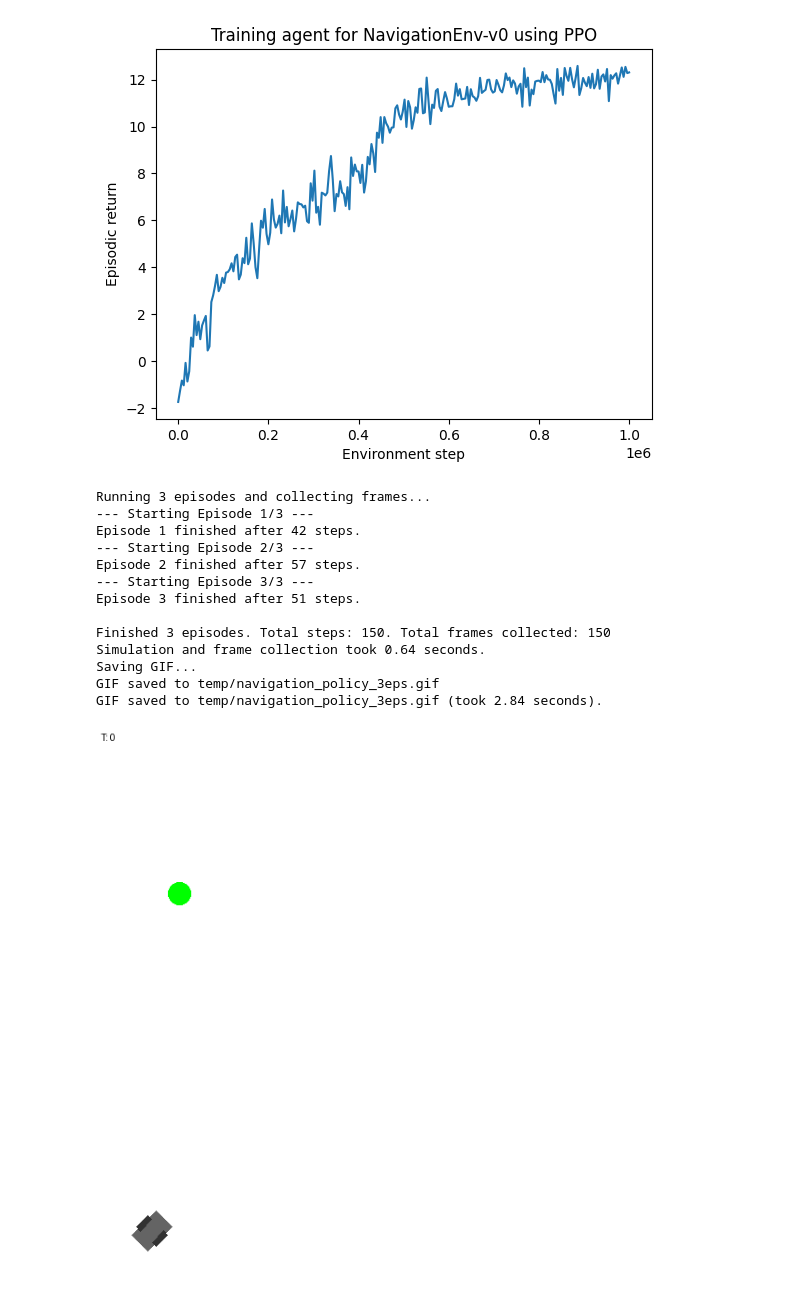
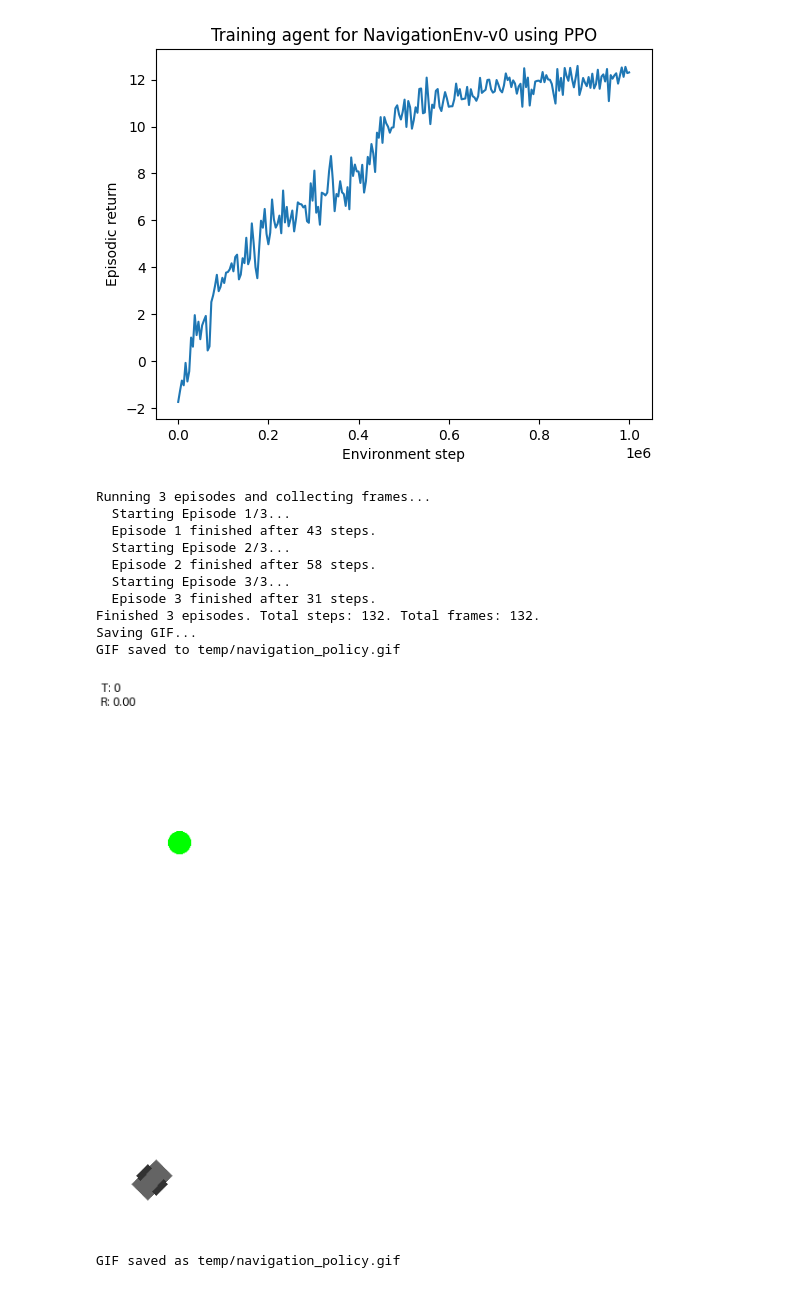
Before and after one commit to hadamove/quicknav-rl, a Jupyter notebook: examples/intro.ipynb, the cells around one changed output. Drawn from its saved outputs; the diff is of its cells as text; code cells hidden in the pictures.

Commit message:
feat: visualize rewards

```diff
--- a/examples/intro.ipynb
+++ b/examples/intro.ipynb
@@ -84,13 +84,14 @@ import os
 import jax # Added missing import
 
 # --- Configuration ---
-n_episodes = 3 # Number of episodes to run
+N_EPISODES = 3 # Number of episodes to run
+TEST_SEED = 42
+
 
 # --- 1. Get Agent ---
 t0 = time.time()
-# Assume ppo and train_state are defined/loaded
 act = jax.jit(ppo.make_act(train_state))
-key = jax.random.PRNGKey(42)
+key = jax.random.PRNGKey(TEST_SEED)
 
 # --- 2. Setup Test Env ---
 env = NavigationEnv()
@@ -100,54 +101,51 @@ params = env.default_params
 frames = []
 total_steps = 0 # Keep track of total steps across episodes
 
-print(f"Running {n_episodes} episodes and collecting frames...")
+print(f"Running {N_EPISODES} episodes and collecting frames...")
 
 # --- 3. Run Episodes & Collect Frames ---
-for i_episode in range(n_episodes):
-    print(f"  Starting Episode {i_episode + 1}/{n_episodes}...")
+for i_episode in range(N_EPISODES):
     key, reset_key = jax.random.split(key)
     obs, state = env.reset(reset_key, params)
     done = False
     episode_steps = 0
 
     while not done:
         # Render current state to a NumPy frame BEFORE stepping
         # This now uses the Pillow-based render_frame method
         frame = env_vis.render_frame(state, params)
         frames.append(frame)
 
         # Choose action and step environment
         key, act_key, step_key = jax.random.split(key, 3)
         action = act(obs, act_key)
         obs, state, _, done, _ = env.step(step_key, state, action, params)
         episode_steps += 1
 
     print(f"  Episode {i_episode + 1} finished after {episode_steps} steps.")
     total_steps += episode_steps
 
-print(f"Finished {n_episodes} episodes. Total steps: {total_steps}. Total frames: {len(frames)}.")
+print(f"Finished {N_EPISODES} episodes. Total steps: {total_steps}. Total frames: {len(frames)}.")
 
 # --- 4. Save and Display GIF ---
 print("Saving GIF...")
 os.makedirs("temp", exist_ok=True)
 gif_filename = "temp/navigation_policy.gif"
 env_vis.save_gif(frames, gif_filename, duration_per_frame=100)
 
 # Display the GIF in the notebook
 display(IPImage(filename=gif_filename))
 print(f"GIF saved as {gif_filename}")
 # %% [output]
 Running 3 episodes and collecting frames...
---- Starting Episode 1/3 ---
-Episode 1 finished after 42 steps.
---- Starting Episode 2/3 ---
-Episode 2 finished after 57 steps.
---- Starting Episode 3/3 ---
-Episode 3 finished after 51 steps.
-
-Finished 3 episodes. Total steps: 150. Total frames collected: 150
-Simulation and frame collection took 0.64 seconds.
+  Starting Episode 1/3...
+  Episode 1 finished after 43 steps.
+  Starting Episode 2/3...
+  Episode 2 finished after 58 steps.
+  Starting Episode 3/3...
+  Episode 3 finished after 31 steps.
+Finished 3 episodes. Total steps: 132. Total frames: 132.
 Saving GIF...
-GIF saved to temp/navigation_policy_3eps.gif
-GIF saved to temp/navigation_policy_3eps.gif (took 2.84 seconds).
+GIF saved to temp/navigation_policy.gif
-[figure, old version]
+[figure, new version]
+GIF saved as temp/navigation_policy.gif
```
Also changed, not shown: 2 other files.
